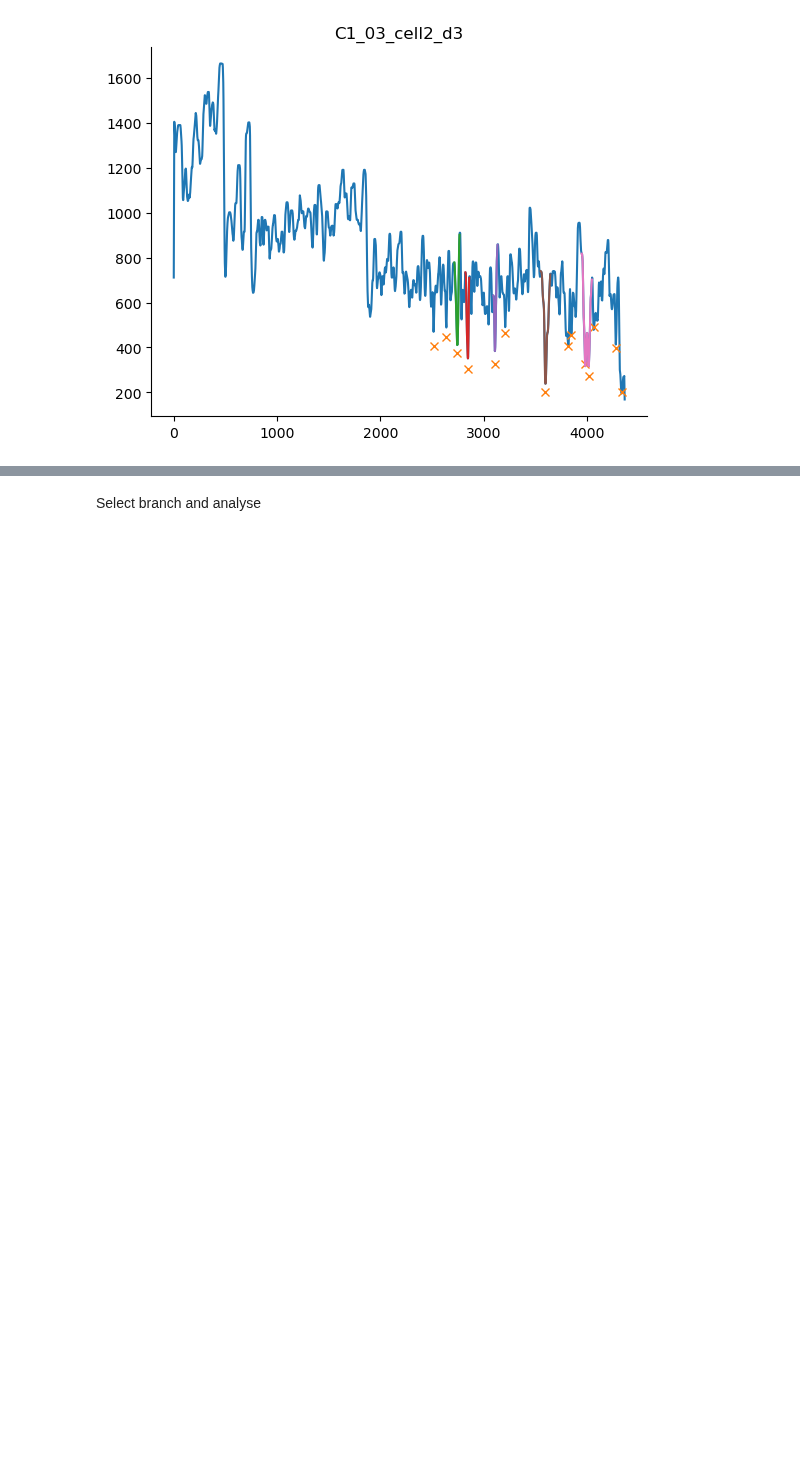
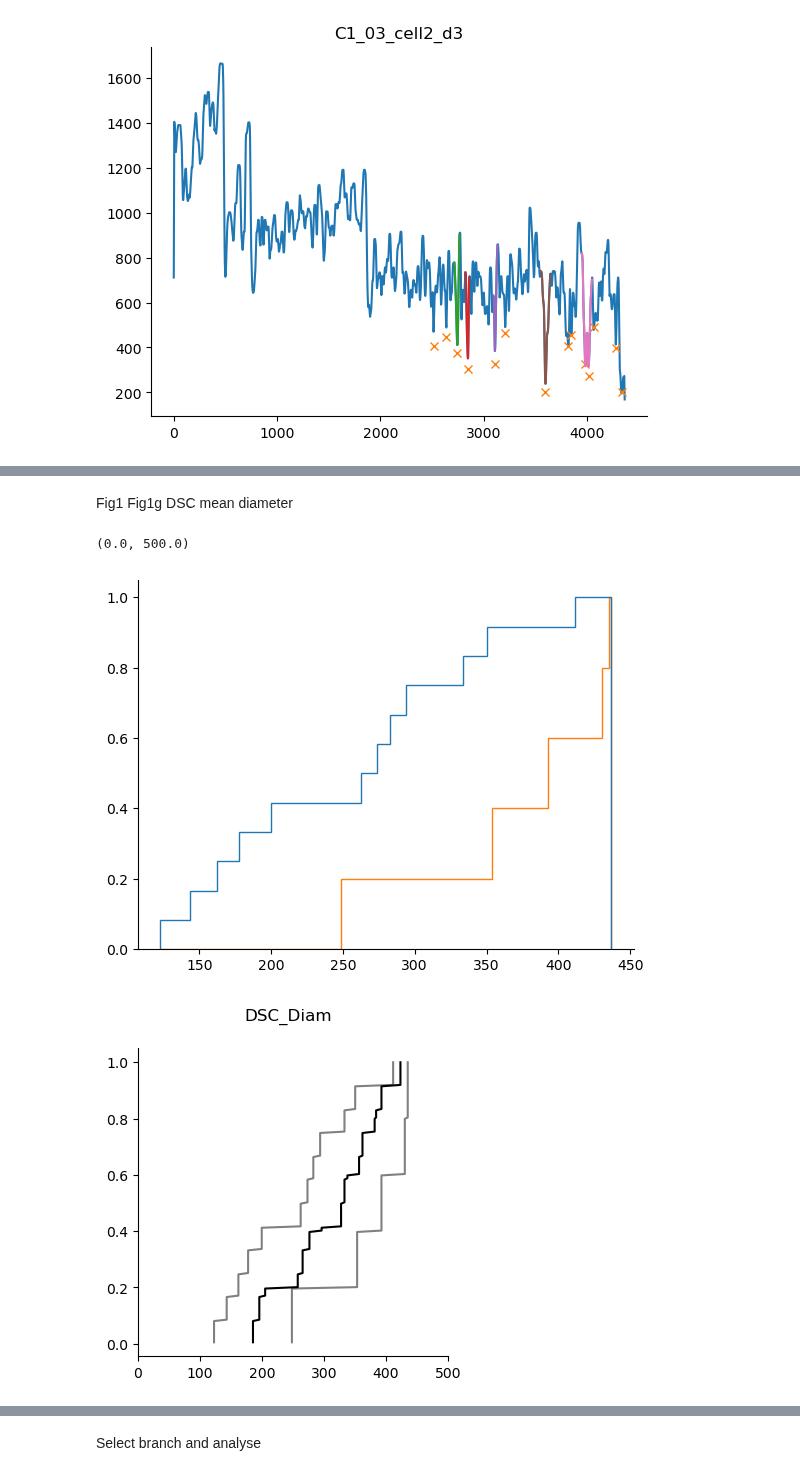
Before and after one commit to tonykelly00/DSC_morphology_pipeline, a Jupyter notebook: notebooks/ExM_analysis.ipynb, the cells around one changed output, grey strips where cells are left out. Saved outputs shown, nothing was run; the diff lists cells and outputs as text; code cells hidden in the pictures; blank space fills up the shorter version.

```diff
--- a/notebooks/ExM_analysis.ipynb
+++ b/notebooks/ExM_analysis.ipynb
@@ -82,0 +83,24 @@ fig
+# %% [markdown]
+Fig1
+Fig1g DSC mean diameter
+# %%
+df= summary_data(DGdata, 'mean')
+
+# plot the cumulative histogram for each dendrite
+n_bins=200
+
+n, bins, patches = plt.hist(df.transpose(), n_bins, density=True, histtype='step', cumulative=True)
+
+avg_df, bins = avgCDF(df, patches, n_bins, n)
+
+fig, ax = plt.subplots(figsize=(4, 4))
+fig.suptitle("DSC_Diam")
+
+ax.plot(avg_df.iloc[:, :-1], bins, color='grey')
+ax.plot(avg_df.iloc[:, len(avg_df.columns)-1], bins, color='black')
+
+ax.set_xlim([0,500])
+# %% [output]
+(0.0, 500.0)
+[figure, added]
+[figure, added]
```
Also changed, not shown: parts of 15 cells of this notebook, 5 other files.
